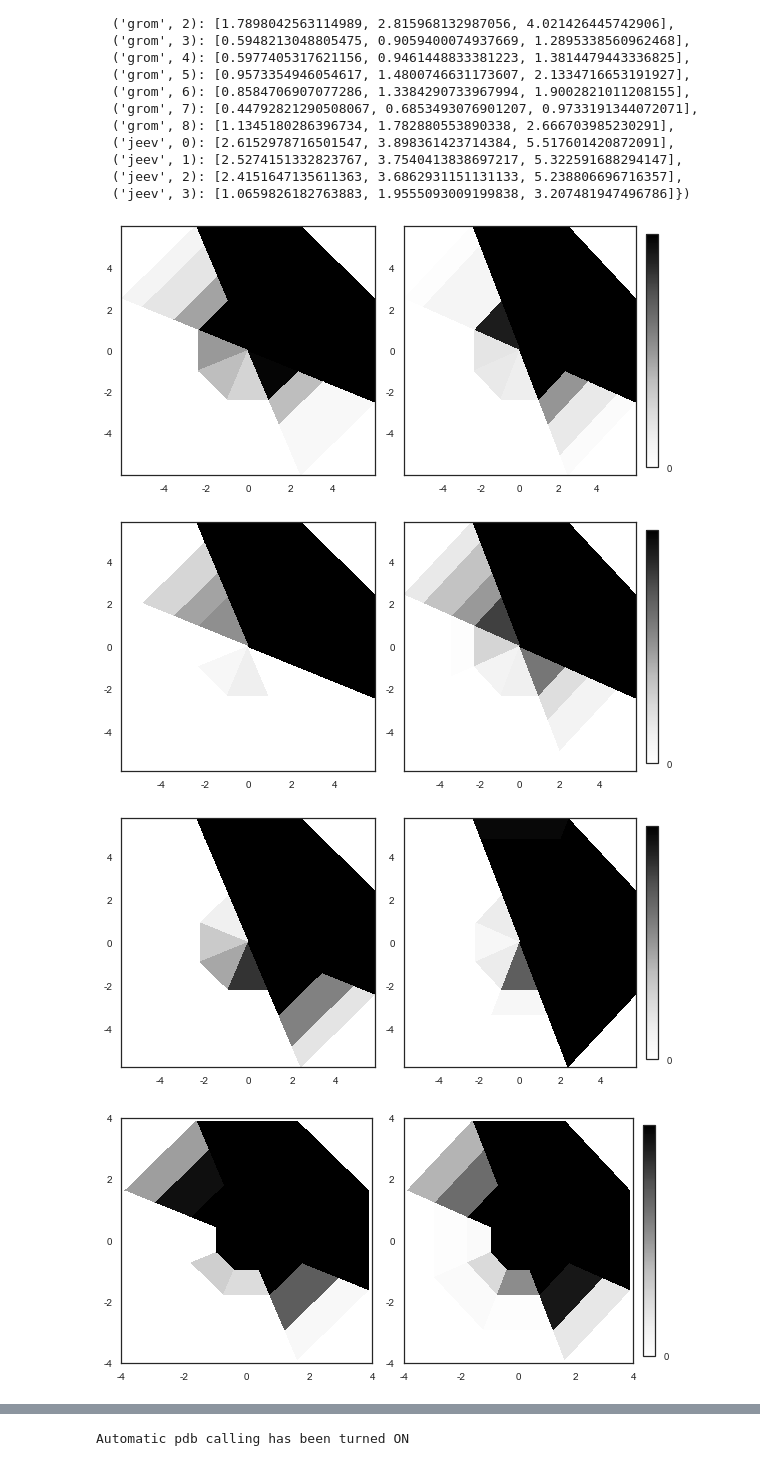
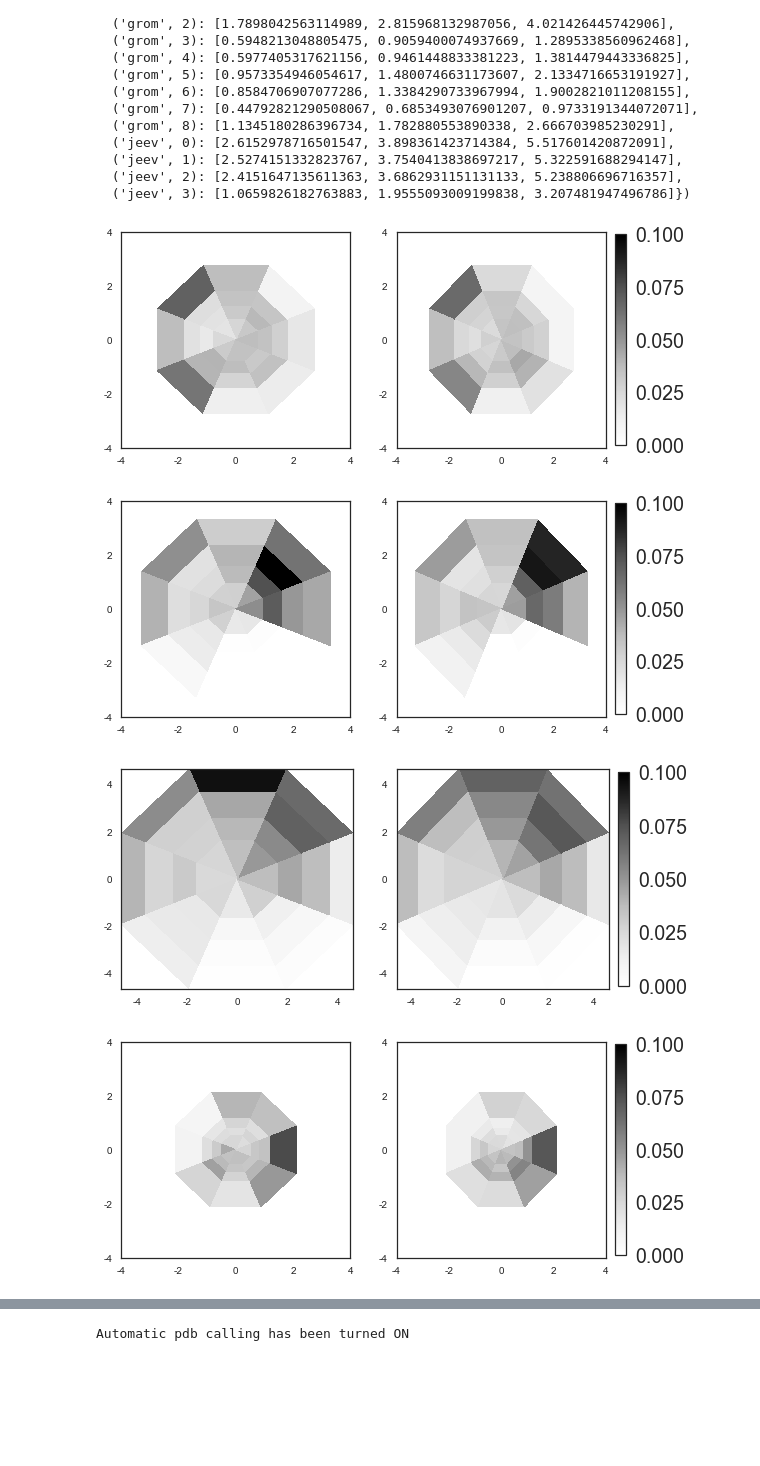
Before and after one commit to pkhanna104/bmi_dynamics_code, a Jupyter notebook: notebooks/Fig 2 | mean and cov FR diffs.ipynb, the cells around one changed output, grey strips where cells are left out. Drawn from its saved outputs; the diff is of its cells as text; code cells hidden in the pictures; blank space fills up the shorter version.

```diff
--- a/notebooks/Fig 2 | mean and cov FR diffs.ipynb
+++ b/notebooks/Fig 2 | mean and cov FR diffs.ipynb
@@ -74,10 +74,10 @@ for animal in ['jeev','grom']:
 ## hist_tuning_w_fit_mag_boundaries_grom_16_trials_dist_
 # %%
 ### Get the distribution of commands
-for animal in ['jeev']:#, 'grom']:
-    co_obs_tuning_curves_fig3.distrib_of_neural_pushs_by_day(animal=animal, vmax=.01)
+for animal in ['grom']:#, 'grom']:
+    co_obs_tuning_curves_fig3.distrib_of_neural_pushs_by_day(animal=animal, vmax=.1)
 # %% [output]
-[figure, old version]
+[figure, new version]
-[figure, old version]
+[figure, new version]
-[figure, old version]
+[figure, new version]
-[figure, old version]
+[figure, new version]
```
Also changed, not shown: parts of 1 cell of this notebook, 3 other files.
